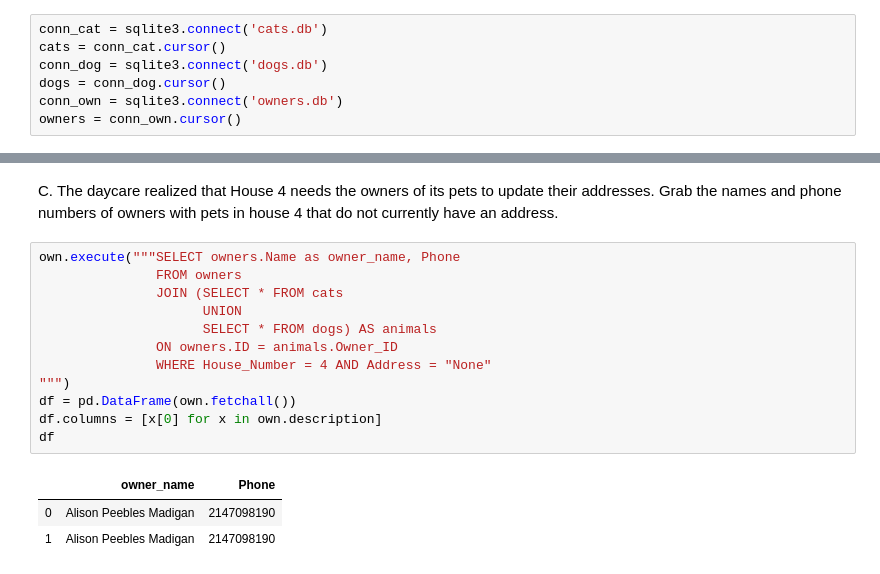
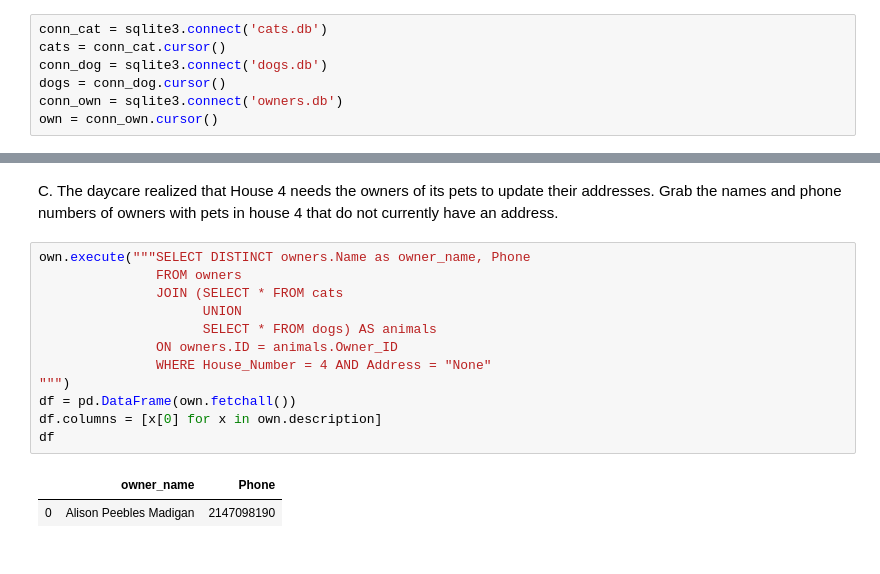
Before and after one commit to NathanVenos/dc-ds-08-26-19, a Jupyter notebook: module-2/morning-warm-up/warmups-working.ipynb, the cells around one changed output, grey strips where cells are left out. Drawn from its saved outputs; the diff is of its cells as text.

```diff
--- a/module-2/morning-warm-up/warmups-working.ipynb
+++ b/module-2/morning-warm-up/warmups-working.ipynb
@@ -207,7 +207,7 @@ cats = conn_cat.cursor()
 conn_dog = sqlite3.connect('dogs.db')
 dogs = conn_dog.cursor()
 conn_own = sqlite3.connect('owners.db')
-owners = conn_own.cursor()
+own = conn_own.cursor()
 # %%
 own.execute("""ATTACH DATABASE "cats.db" AS cats""")
 own.execute("""ATTACH DATABASE "dogs.db" AS dogs""")
@@ -327,18 +333,17 @@ df
 # %% [markdown]
 C. The daycare realized that House 4 needs the owners of its pets to update their addresses. Grab the names and phone numbers of owners with pets in house 4 that do not currently have an address.
 # %%
-own.execute("""SELECT owners.Name as owner_name, Phone
+own.execute("""SELECT DISTINCT owners.Name as owner_name, Phone
                FROM owners
                JOIN (SELECT * FROM cats
                      UNION
                      SELECT * FROM dogs) AS animals
                ON owners.ID = animals.Owner_ID
                WHERE House_Number = 4 AND Address = "None"
 """)
 df = pd.DataFrame(own.fetchall())
 df.columns = [x[0] for x in own.description]
 df
 # %% [output]
 |  | owner_name | Phone |
 | 0 | Alison Peebles Madigan | 2147098190 |
-| 1 | Alison Peebles Madigan | 2147098190 |
```
Also changed, not shown: parts of 4 cells of this notebook, 19 other files.
